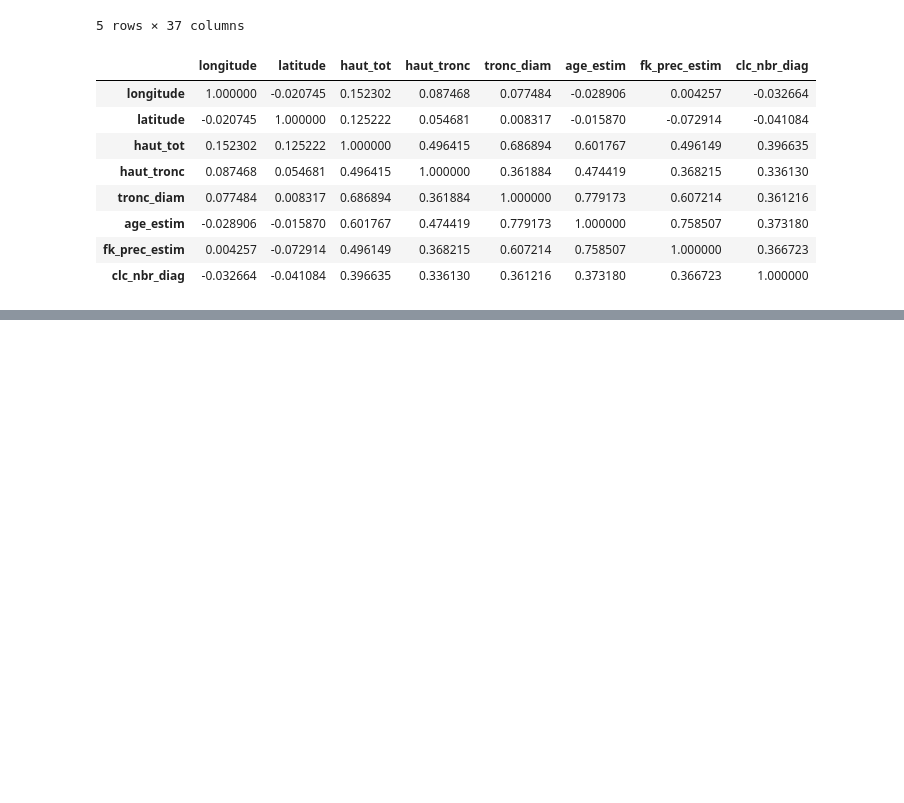
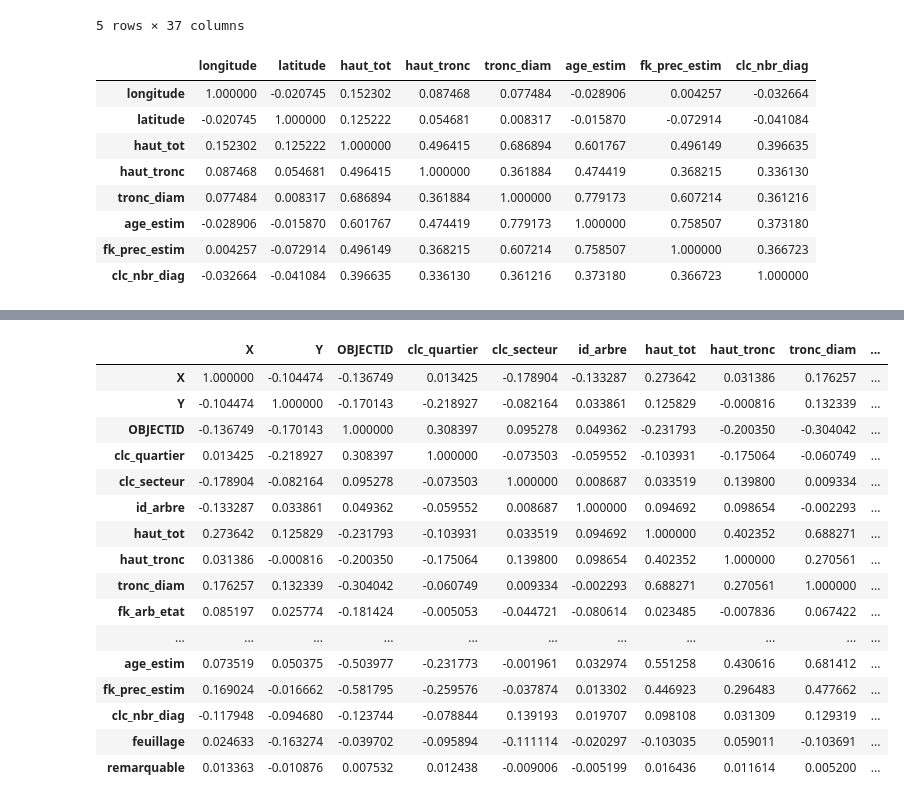
Before and after one commit to Mathilde1734/projet_IA, a Jupyter notebook: Besoin3.ipynb, the cells around one changed output, grey strips where cells are left out. Saved outputs shown, nothing was run; the diff lists cells and outputs as text; code cells hidden in the pictures; blank space fills up the shorter version.

```diff
--- a/Besoin3.ipynb
+++ b/Besoin3.ipynb
@@ -58,0 +56,5 @@ cols =
+# %%
+encodeur = OrdinalEncoder()
+cols = ["clc_quartier", "clc_secteur","fk_arb_etat","fk_port","fk_pied","fk_situation","fk_revetement","feuillage","remarquable"]
+changement = data_clean[cols]
+data_clean[cols] = encodeur.fit_transform(changement)
@@ -58,0 +81,22 @@ cols =
+# %%
+# Nouvelle corrélation entre les variables numériques
+new_correlation = data_clean.corr(method='pearson', numeric_only= True).style.background_gradient(cmap='Pastel1')
+new_correlation
+# %% [output]
+|  | X | Y | OBJECTID | clc_quartier | clc_secteur | id_arbre | haut_tot | haut_tronc | tronc_diam | ... |
+| X | 1.000000 | -0.104474 | -0.136749 | 0.013425 | -0.178904 | -0.133287 | 0.273642 | 0.031386 | 0.176257 | ... |
+| Y | -0.104474 | 1.000000 | -0.170143 | -0.218927 | -0.082164 | 0.033861 | 0.125829 | -0.000816 | 0.132339 | ... |
+| OBJECTID | -0.136749 | -0.170143 | 1.000000 | 0.308397 | 0.095278 | 0.049362 | -0.231793 | -0.200350 | -0.304042 | ... |
+| clc_quartier | 0.013425 | -0.218927 | 0.308397 | 1.000000 | -0.073503 | -0.059552 | -0.103931 | -0.175064 | -0.060749 | ... |
+| clc_secteur | -0.178904 | -0.082164 | 0.095278 | -0.073503 | 1.000000 | 0.008687 | 0.033519 | 0.139800 | 0.009334 | ... |
+| id_arbre | -0.133287 | 0.033861 | 0.049362 | -0.059552 | 0.008687 | 1.000000 | 0.094692 | 0.098654 | -0.002293 | ... |
+| haut_tot | 0.273642 | 0.125829 | -0.231793 | -0.103931 | 0.033519 | 0.094692 | 1.000000 | 0.402352 | 0.688271 | ... |
+| haut_tronc | 0.031386 | -0.000816 | -0.200350 | -0.175064 | 0.139800 | 0.098654 | 0.402352 | 1.000000 | 0.270561 | ... |
+| tronc_diam | 0.176257 | 0.132339 | -0.304042 | -0.060749 | 0.009334 | -0.002293 | 0.688271 | 0.270561 | 1.000000 | ... |
+| fk_arb_etat | 0.085197 | 0.025774 | -0.181424 | -0.005053 | -0.044721 | -0.080614 | 0.023485 | -0.007836 | 0.067422 | ... |
+| ... | ... | ... | ... | ... | ... | ... | ... | ... | ... | ... |
+| age_estim | 0.073519 | 0.050375 | -0.503977 | -0.231773 | -0.001961 | 0.032974 | 0.551258 | 0.430616 | 0.681412 | ... |
+| fk_prec_estim | 0.169024 | -0.016662 | -0.581795 | -0.259576 | -0.037874 | 0.013302 | 0.446923 | 0.296483 | 0.477662 | ... |
+| clc_nbr_diag | -0.117948 | -0.094680 | -0.123744 | -0.078844 | 0.139193 | 0.019707 | 0.098108 | 0.031309 | 0.129319 | ... |
+| feuillage | 0.024633 | -0.163274 | -0.039702 | -0.095894 | -0.111114 | -0.020297 | -0.103035 | 0.059011 | -0.103691 | ... |
+| remarquable | 0.013363 | -0.010876 | 0.007532 | 0.012438 | -0.009006 | -0.005199 | 0.016436 | 0.011614 | 0.005200 | ... |
```
Also changed, not shown: parts of 5 cells of this notebook.
